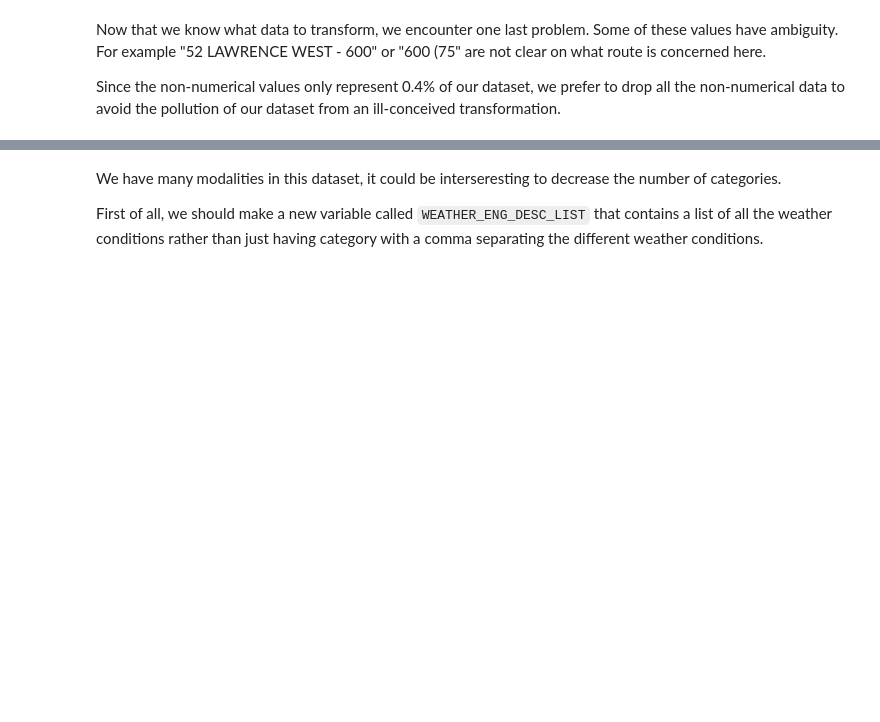
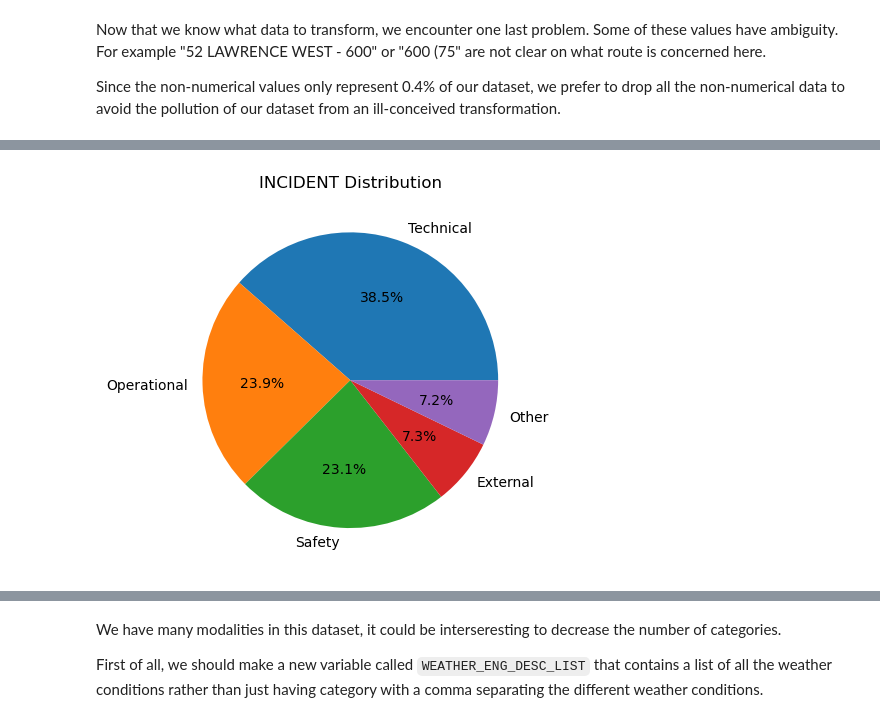
Before and after one commit to StutenEXE/utc-tz-machine-learning-toronto-bus-prediction, a Jupyter notebook: notebooks/2_eda.ipynb, the cells around one changed output, grey strips where cells are left out. Drawn from its saved outputs; the diff is of its cells as text; code cells hidden in the pictures; blank space fills up the shorter version.

```diff
--- a/notebooks/2_eda.ipynb
+++ b/notebooks/2_eda.ipynb
@@ -596,0 +628,31 @@ We are interested in observing the different modalities of weather conditions.
+# %%
+incident_map = {
+    'Cleaning - Unsanitary': 'Technical',
+    'Collision - TTC': 'Safety',
+    'Diversion': 'External',
+    'Emergency Services': 'Safety',
+    'General Delay': 'Other',
+    'Held By': 'Operational',
+    'Investigation': 'Safety',
+    'Mechanical': 'Technical',
+    'Operations - Operator': 'Operational',
+    'Road Blocked - NON-TTC Collision': 'External',
+    'Security': 'Safety',
+    'Utilized Off Route': 'Operational',
+    'Vision': 'Other'
+}
+
+eda_df['INCIDENT'] = eda_df['INCIDENT'].apply(
+    lambda incident: incident_map.get(incident, incident)
+)
+
+plt.pie(
+    eda_df['INCIDENT'].value_counts(),
+    labels=eda_df['INCIDENT'].value_counts().index,
+    autopct="%.1f%%",     # show percentages
+)
+
+plt.title("INCIDENT Distribution")
+plt.show()
+# %% [output]
+[figure, added]
```
Also changed, not shown: parts of 76 cells of this notebook, 19 other files.
